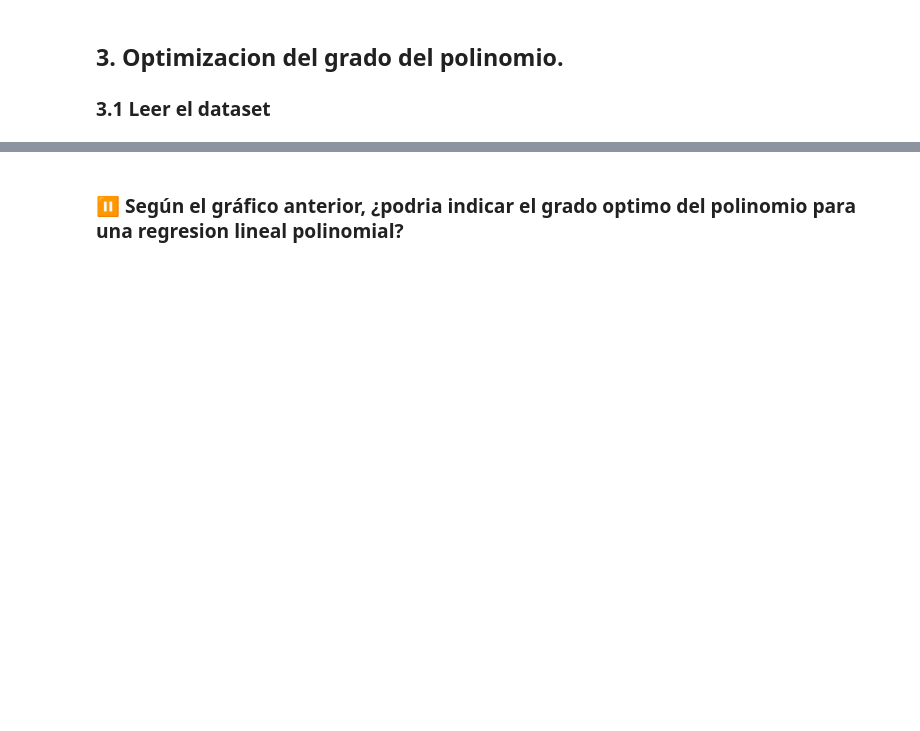
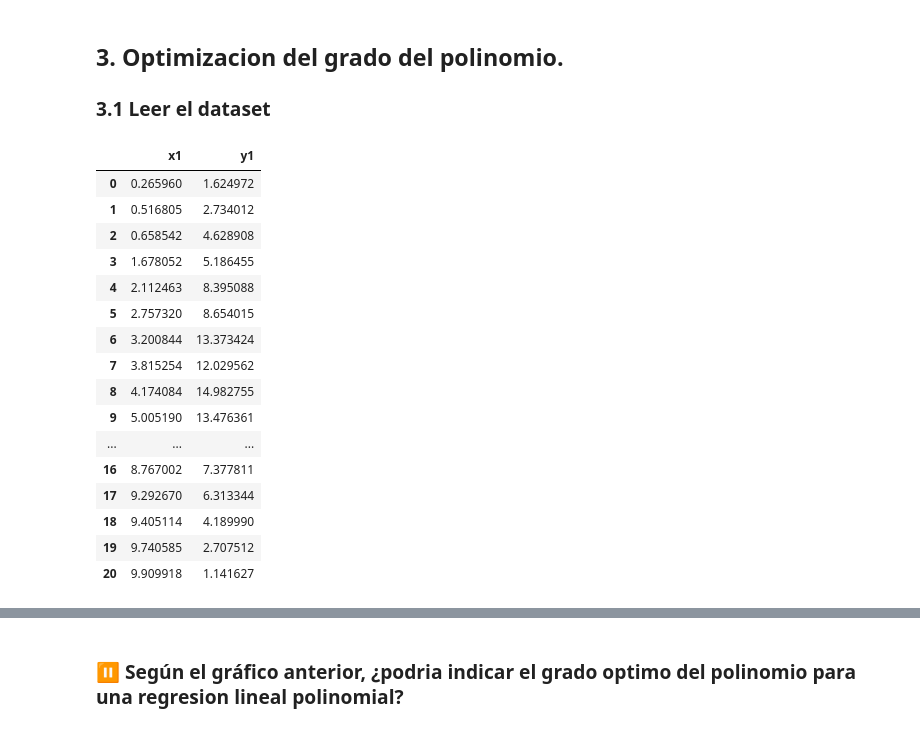
Before and after one commit to Horaciomb/Fundamentos-de-Machine-Learning, a Jupyter notebook: Clase02/actividad_1_s2.ipynb, the cells around one changed output, grey strips where cells are left out. Saved outputs shown, nothing was run; the diff lists cells and outputs as text; code cells hidden in the pictures; blank space fills up the shorter version.

```diff
--- a/Clase02/actividad_1_s2.ipynb
+++ b/Clase02/actividad_1_s2.ipynb
@@ -23,6 +23,26 @@ from sklearn.preprocessing import PolynomialFeatures
 ### 3.1 Leer el dataset
 # %%
 # Leer el archivo "dataset1.csv" como  Pandas dataframe
-df = ...
+df = pd.read_csv('dataset1.csv')
 
 # Eche un vistazo rápido al conjunto de datos
+
+df
+# %% [output]
+|  | x1 | y1 |
+| 0 | 0.265960 | 1.624972 |
+| 1 | 0.516805 | 2.734012 |
+| 2 | 0.658542 | 4.628908 |
+| 3 | 1.678052 | 5.186455 |
+| 4 | 2.112463 | 8.395088 |
+| 5 | 2.757320 | 8.654015 |
+| 6 | 3.200844 | 13.373424 |
+| 7 | 3.815254 | 12.029562 |
+| 8 | 4.174084 | 14.982755 |
+| 9 | 5.005190 | 13.476361 |
+| ... | ... | ... |
+| 16 | 8.767002 | 7.377811 |
+| 17 | 9.292670 | 6.313344 |
+| 18 | 9.405114 | 4.189990 |
+| 19 | 9.740585 | 2.707512 |
+| 20 | 9.909918 | 1.141627 |
```
Also changed, not shown: parts of 6 cells of this notebook, 1 other file.
